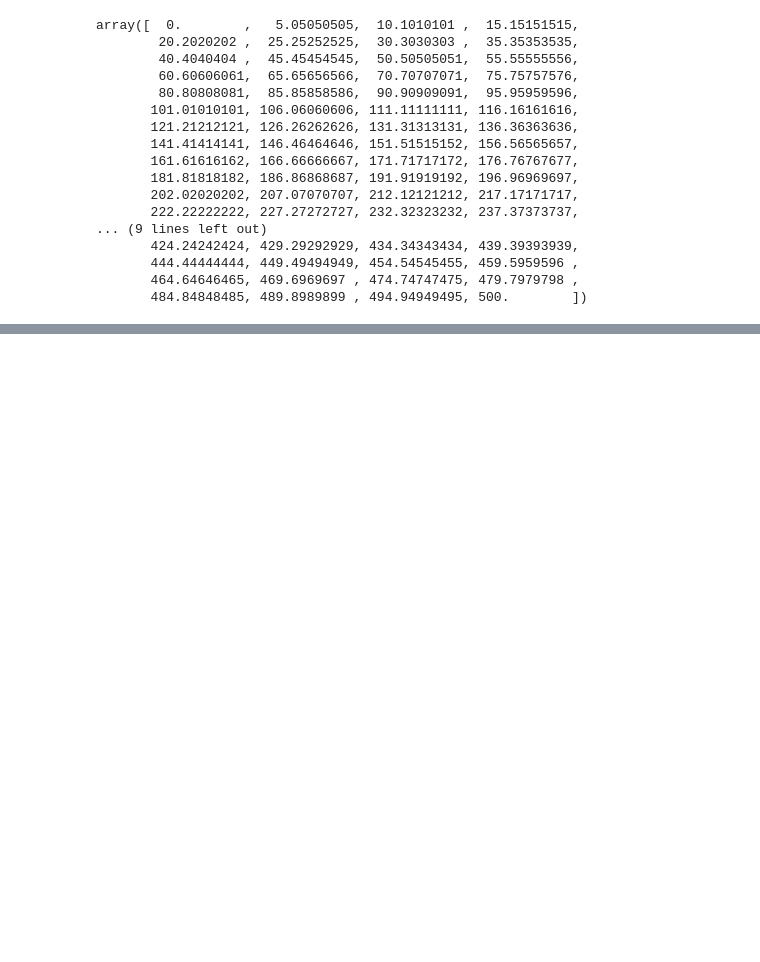
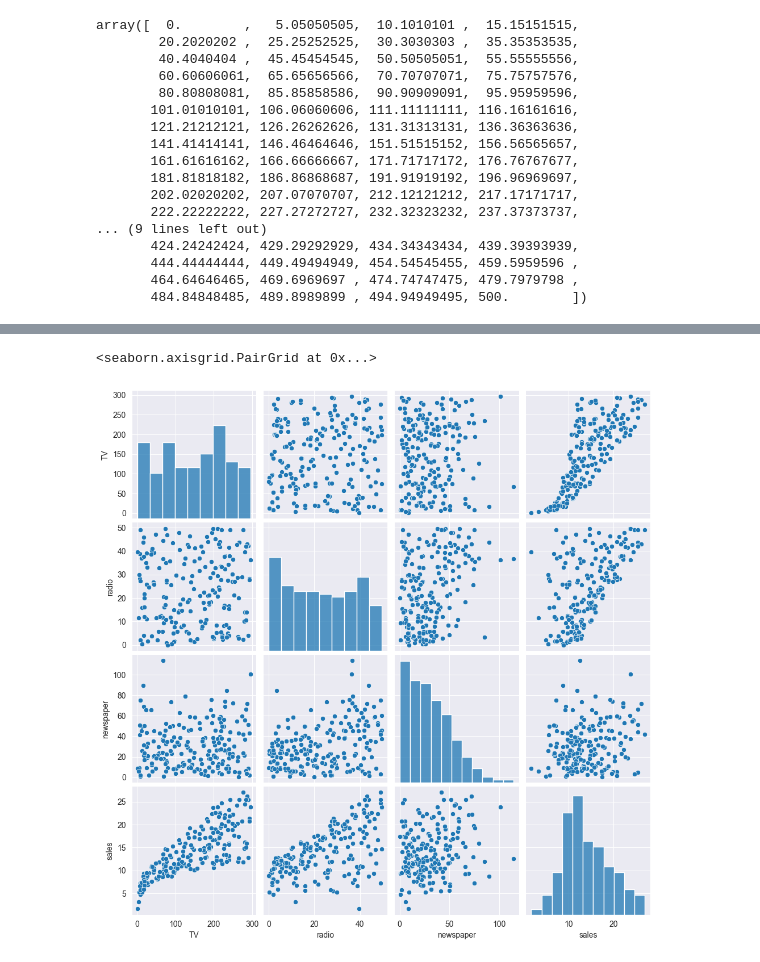
Before and after one commit to vaarga/courses, a Jupyter notebook: machine-learning-data-science-masterclass/section_10.ipynb, the cells around one changed output, grey strips where cells are left out. Saved outputs shown, nothing was run; the diff lists cells and outputs as text; code cells hidden in the pictures; blank space fills up the shorter version.

```diff
--- a/machine-learning-data-science-masterclass/section_10.ipynb
+++ b/machine-learning-data-science-masterclass/section_10.ipynb
@@ -91,0 +137,5 @@ array([  0.        ,   5.05050505,  10.1010101 ,  15.15151515,
+# %%
+sns.pairplot(df)
+# %% [output]
+<seaborn.axisgrid.PairGrid at 0x...>
+[figure, added]
```
Also changed, not shown: parts of 70 cells of this notebook, 1 other file.
